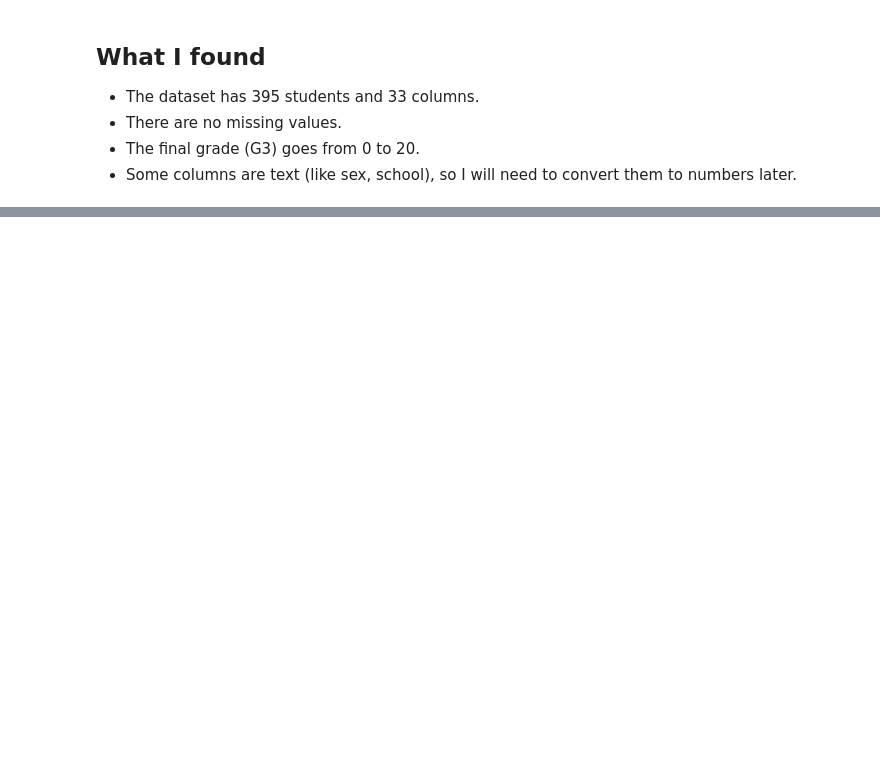
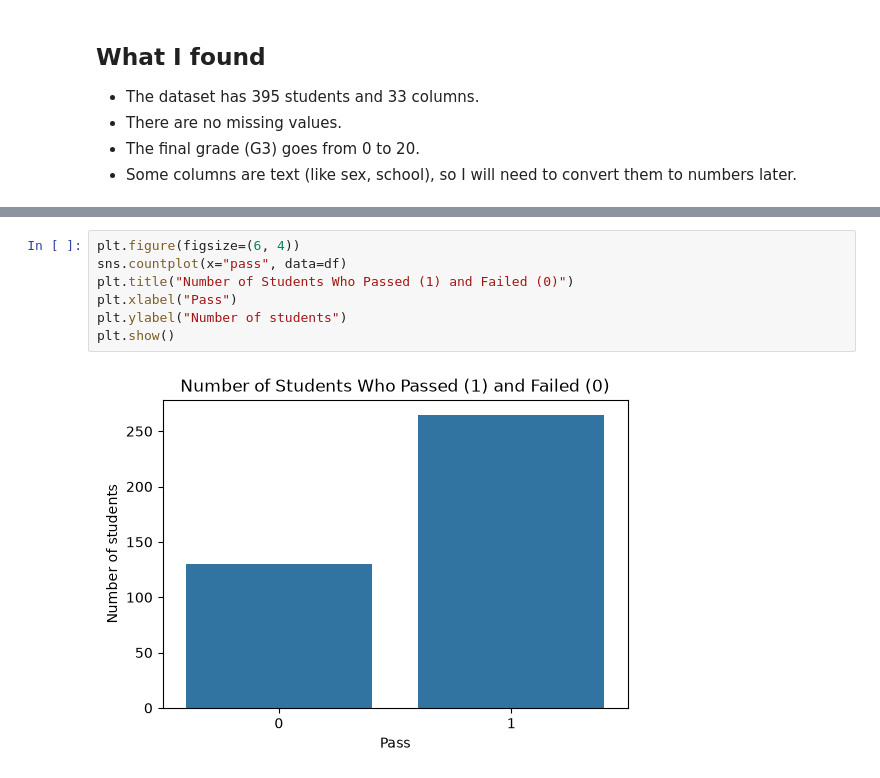
Before and after one commit to UshaniDhanushika/student-performance-predictor, a Jupyter notebook: notebooks/01_eda.ipynb, the cells around one changed output, grey strips where cells are left out. Drawn from its saved outputs; the diff is of its cells as text; blank space fills up the shorter version.

```diff
--- a/notebooks/01_eda.ipynb
+++ b/notebooks/01_eda.ipynb
@@ -136,0 +166,9 @@ df.describe()
+# %%
+plt.figure(figsize=(6, 4))
+sns.countplot(x="pass", data=df)
+plt.title("Number of Students Who Passed (1) and Failed (0)")
+plt.xlabel("Pass")
+plt.ylabel("Number of students")
+plt.show()
+# %% [output]
+[figure, added]
```
Also changed, not shown: parts of 14 cells of this notebook.
